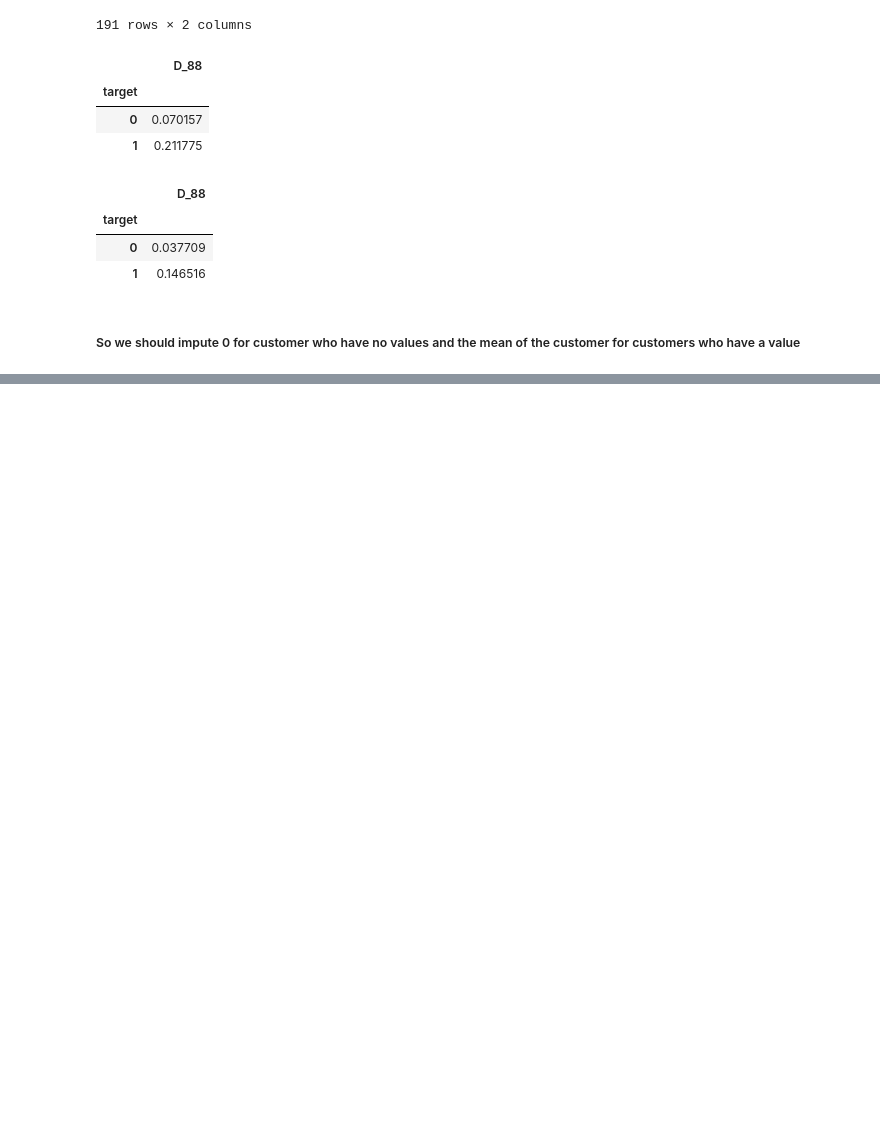
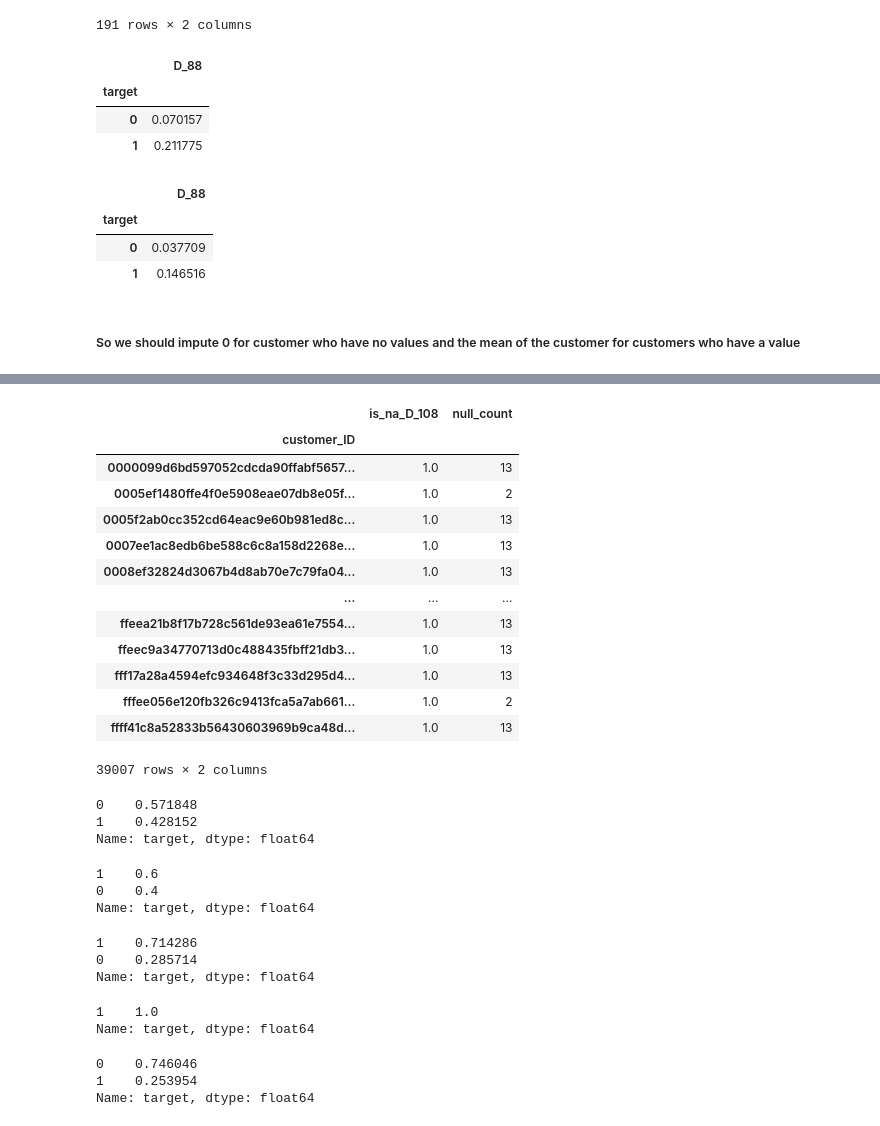
Before and after one commit to We-Need-More-RAM/amex_default_prediction, a Jupyter notebook: notebooks/ryan/2.0_checking_out_the_data.ipynb, the cells around one changed output, grey strips where cells are left out. Drawn from its saved outputs; the diff is of its cells as text; code cells hidden in the pictures; blank space fills up the shorter version.

```diff
--- a/notebooks/ryan/2.0_checking_out_the_data.ipynb
+++ b/notebooks/ryan/2.0_checking_out_the_data.ipynb
@@ -603,0 +637,48 @@ D_88_df.groupby('target').median()
+# %%
+X_df['is_na_D_108'] = X_df.D_108.isna()
+cust_null_percentage_df = pd.DataFrame(X_df.groupby('customer_ID').is_na_D_108.mean())
+cust_null_percentage_df
+# %% [output]
+|  | is_na_D_108 | null_count |
+| customer_ID |  |  |
+| 0000099d6bd597052cdcda90ffabf5657... | 1.0 | 13 |
+| 0005ef1480ffe4f0e5908eae07db8e05f... | 1.0 | 2 |
+| 0005f2ab0cc352cd64eac9e60b981ed8c... | 1.0 | 13 |
+| 0007ee1ac8edb6be588c6c8a158d2268e... | 1.0 | 13 |
+| 0008ef32824d3067b4d8ab70e7c79fa04... | 1.0 | 13 |
+| ... | ... | ... |
+| ffeea21b8f17b728c561de93ea61e7554... | 1.0 | 13 |
+| ffeec9a34770713d0c488435fbff21db3... | 1.0 | 13 |
+| fff17a28a4594efc934648f3c33d295d4... | 1.0 | 13 |
+| fffee056e120fb326c9413fca5a7ab661... | 1.0 | 2 |
+| ffff41c8a52833b56430603969b9ca48d... | 1.0 | 13 |
+39007 rows × 2 columns
+# %%
+y_df[y_df.customer_ID.isin(cust_null_percentage_df[cust_null_percentage_df.is_na_D_108 < 1].index)].target.value_counts(normalize=True)
+# %% [output]
+0    0.571848
+1    0.428152
+Name: target, dtype: float64
+# %%
+y_df[y_df.customer_ID.isin(cust_null_percentage_df[cust_null_percentage_df.is_na_D_108 < 0.75].index)].target.value_counts(normalize=True)
+# %% [output]
+1    0.6
+0    0.4
+Name: target, dtype: float64
+# %%
+y_df[y_df.customer_ID.isin(cust_null_percentage_df[cust_null_percentage_df.is_na_D_108 < 0.5].index)].target.value_counts(normalize=True)
+# %% [output]
+1    0.714286
+0    0.285714
+Name: target, dtype: float64
+# %%
+y_df[y_df.customer_ID.isin(cust_null_percentage_df[cust_null_percentage_df.is_na_D_108 < 0.25].index)].target.value_counts(normalize=True)
+# %% [output]
+1    1.0
+Name: target, dtype: float64
+# %%
+y_df[y_df.customer_ID.isin(cust_null_percentage_df[cust_null_percentage_df.is_na_D_108 == 1].index)].target.value_counts(normalize=True)
+# %% [output]
+0    0.746046
+1    0.253954
+Name: target, dtype: float64
```
Also changed, not shown: parts of 7 cells of this notebook.
